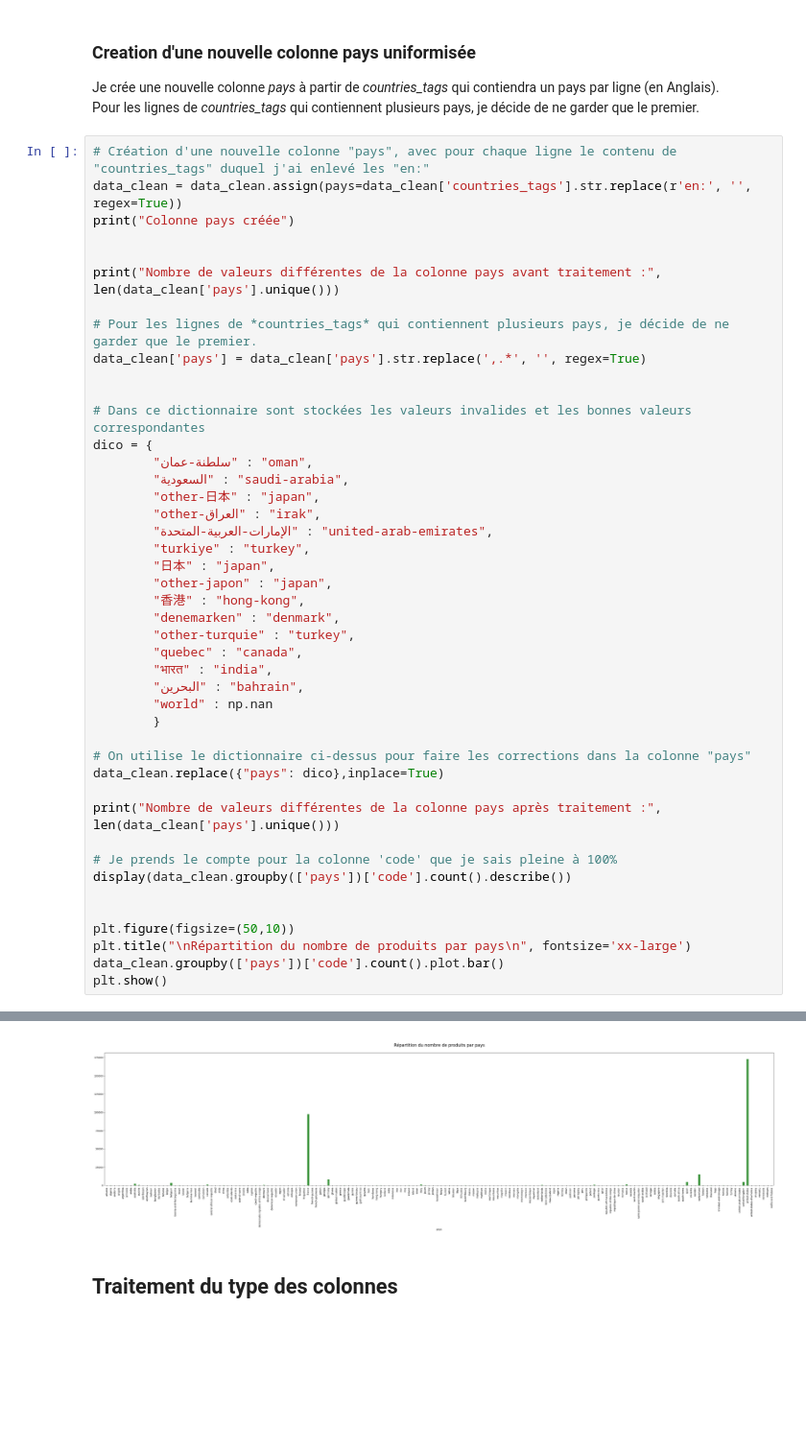
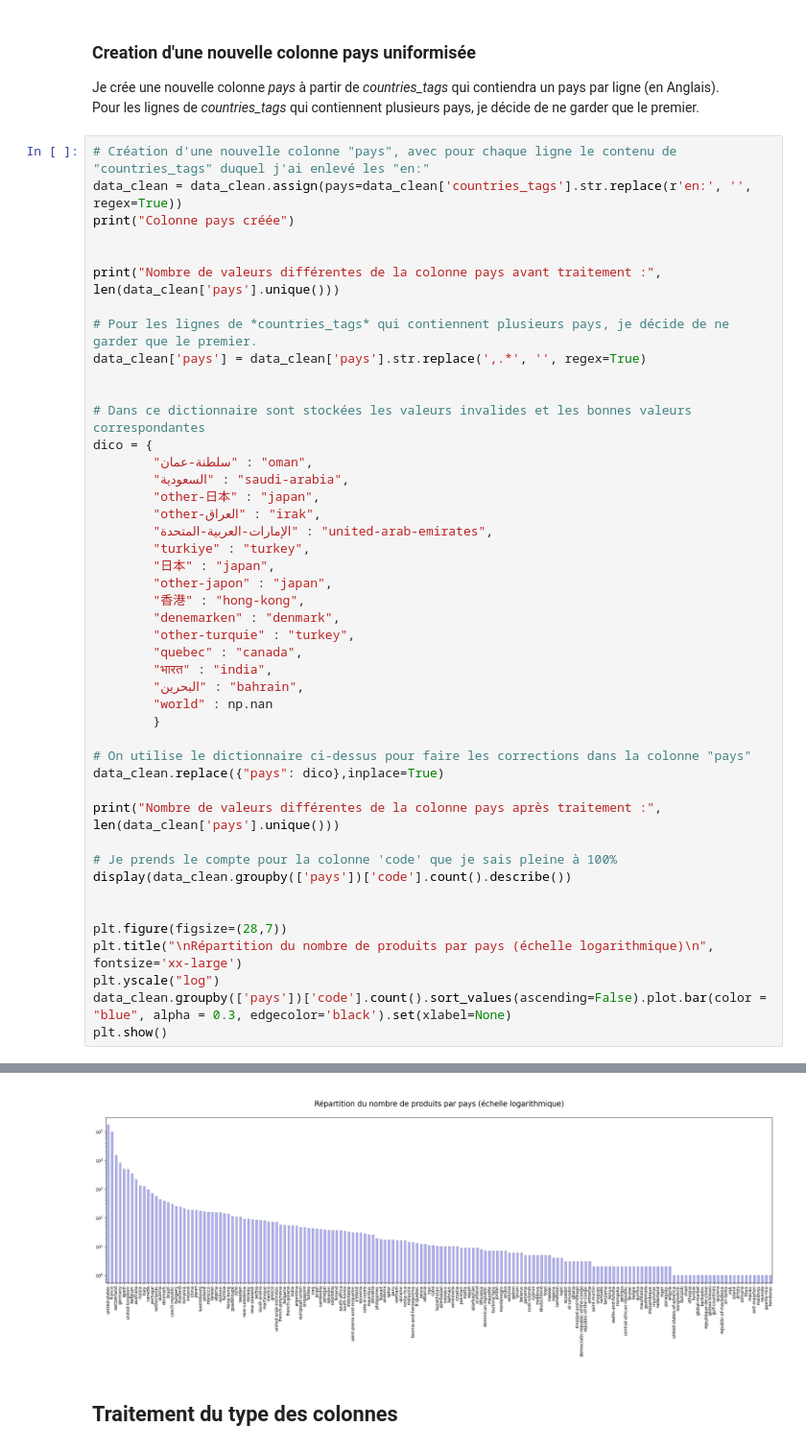
Before and after one commit to BiGHeaDMaX/Nettoyage-et-EDA, a Jupyter notebook: OCR - Projet 2 - V2.ipynb, the cells around one changed output, grey strips where cells are left out. Shown at 96% size. Drawn from its saved outputs; the diff is of its cells as text; blank space fills up the shorter version.

```diff
--- a/OCR - Projet 2 - V2.ipynb
+++ b/OCR - Projet 2 - V2.ipynb
@@ -228,37 +228,38 @@ dico = {
         "other-turquie" : "turkey",
         "quebec" : "canada",
         "भारत" : "india",
         "البحرين" : "bahrain",
         "world" : np.nan
         }
 
 # On utilise le dictionnaire ci-dessus pour faire les corrections dans la colonne "pays"
 data_clean.replace({"pays": dico},inplace=True)
 
 print("Nombre de valeurs différentes de la colonne pays après traitement :", len(data_clean['pays'].unique()))
 
 # Je prends le compte pour la colonne 'code' que je sais pleine à 100%
 display(data_clean.groupby(['pays'])['code'].count().describe())
 
 
-plt.figure(figsize=(50,10))
-plt.title("\nRépartition du nombre de produits par pays\n", fontsize='xx-large')
-data_clean.groupby(['pays'])['code'].count().plot.bar()
+plt.figure(figsize=(28,7))
+plt.title("\nRépartition du nombre de produits par pays (échelle logarithmique)\n", fontsize='xx-large')
+plt.yscale("log")
+data_clean.groupby(['pays'])['code'].count().sort_values(ascending=False).plot.bar(color = "blue", alpha = 0.3, edgecolor='black').set(xlabel=None)
 plt.show()
 # %% [output]
 Colonne pays créée
 Nombre de valeurs différentes de la colonne pays avant traitement : 719
 Nombre de valeurs différentes de la colonne pays après traitement : 167
 count       166.000000
 mean       1930.506024
 std       15408.769012
 min           1.000000
 25%           2.000000
 50%          10.000000
 75%          71.000000
 max      173013.000000
 Name: code, dtype: float64
-[figure, old version]
+[figure, new version]
 # %% [markdown]
 ## Traitement du type des colonnes
 # %% [markdown]
```
Also changed, not shown: parts of 9 cells of this notebook.
